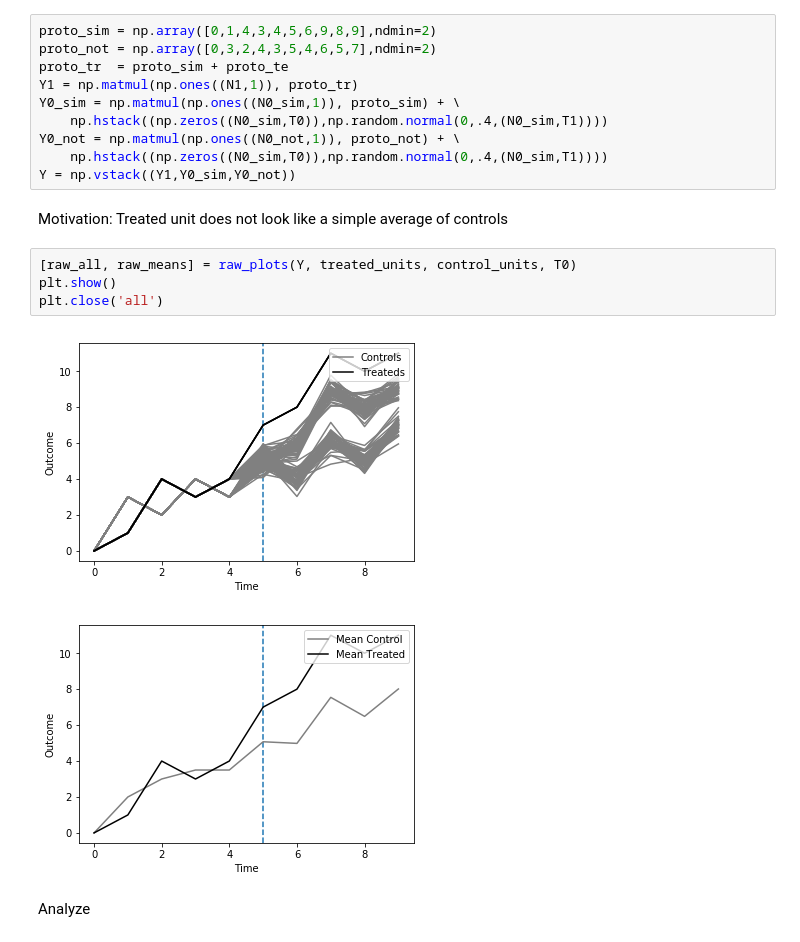
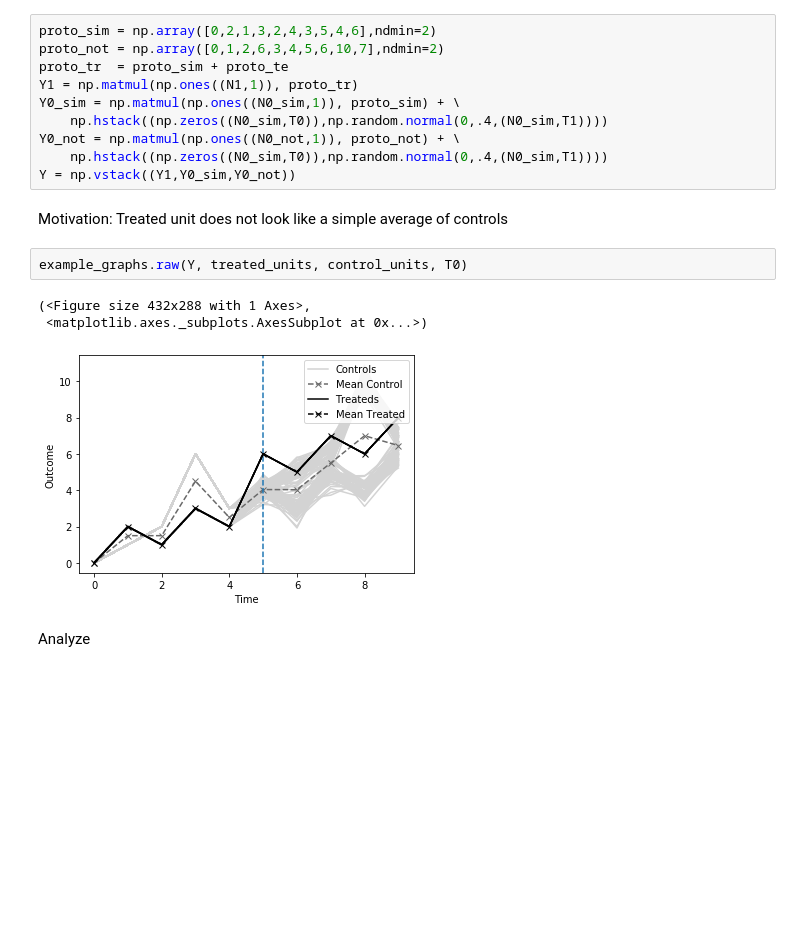
Before and after one commit to microsoft/SparseSC, a Jupyter notebook: examples/DifferentialTrends.ipynb, the cells around one changed output. Saved outputs shown, nothing was run; the diff lists cells and outputs as text; blank space fills up the shorter version.

```diff
--- a/examples/DifferentialTrends.ipynb
+++ b/examples/DifferentialTrends.ipynb
@@ -111,8 +102,8 @@ plt.close('all')
 # %% [markdown]
 ## Different cycles
 # %%
-proto_sim = np.array([0,1,4,3,4,5,6,9,8,9],ndmin=2)
-proto_not = np.array([0,3,2,4,3,5,4,6,5,7],ndmin=2)
+proto_sim = np.array([0,2,1,3,2,4,3,5,4,6],ndmin=2)
+proto_not = np.array([0,1,2,6,3,4,5,6,10,7],ndmin=2)
 proto_tr  = proto_sim + proto_te
 Y1 = np.matmul(np.ones((N1,1)), proto_tr)
 Y0_sim = np.matmul(np.ones((N0_sim,1)), proto_sim) + \
@@ -122,12 +113,11 @@ Y0_not = np.matmul(np.ones((N0_not,1)), proto_not) + \
 Y = np.vstack((Y1,Y0_sim,Y0_not))
 # %% [markdown]
 Motivation: Treated unit does not look like a simple average of controls
-# %%
-[raw_all, raw_means] = raw_plots(Y, treated_units, control_units, T0)
-plt.show()
-plt.close('all')
-# %% [output]
-[figure, removed]
-[figure, removed]
+# %%
+example_graphs.raw(Y, treated_units, control_units, T0)
+# %% [output]
+(<Figure size 432x288 with 1 Axes>,
+ <matplotlib.axes._subplots.AxesSubplot at 0x...>)
+[figure, added]
 # %% [markdown]
 Analyze
```
Also changed, not shown: parts of 15 cells of this notebook.
